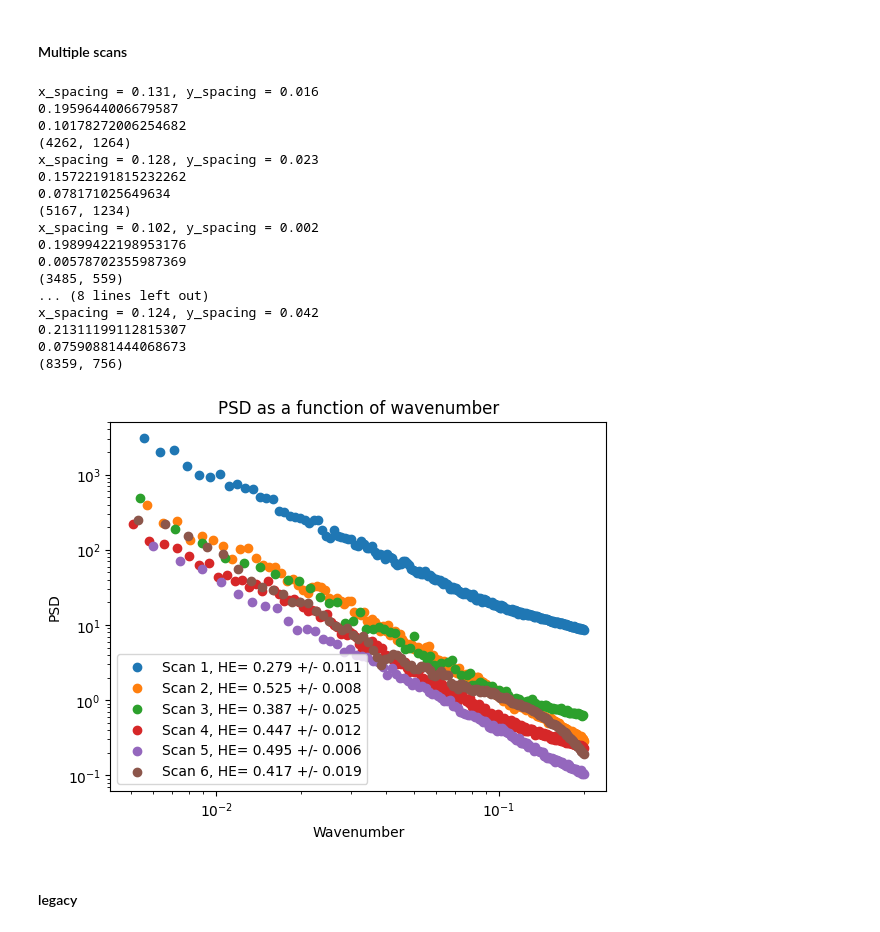
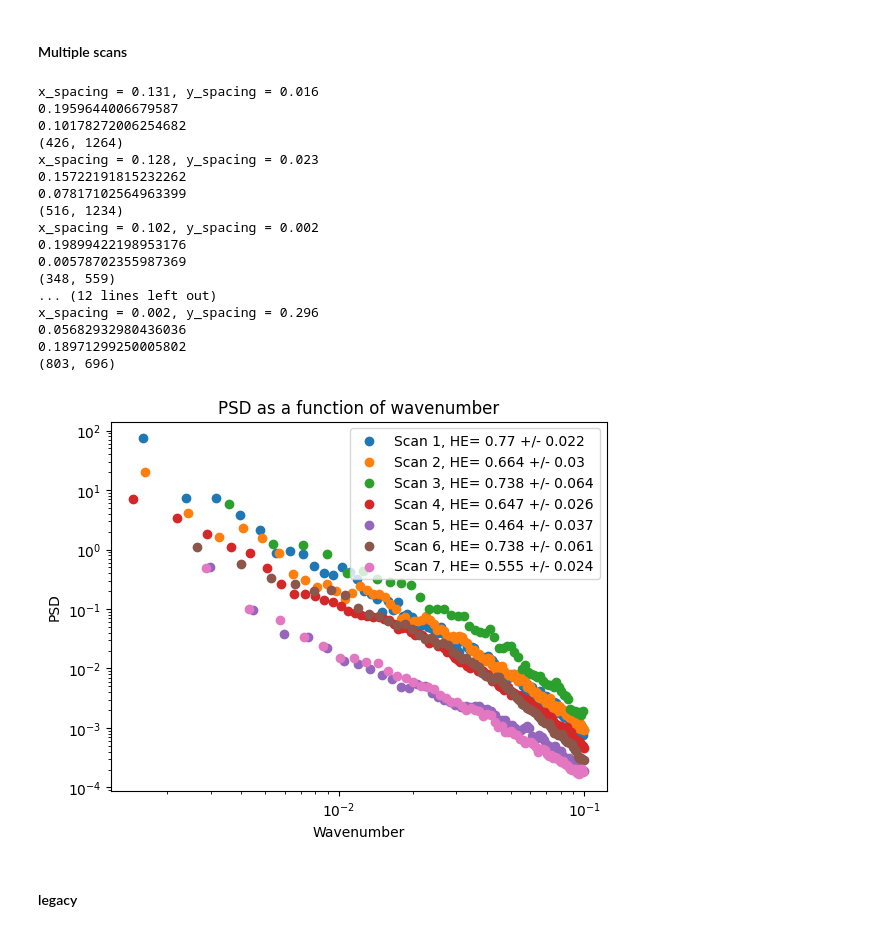
Before and after one commit to LekiYak/mcgill-natural-faults, a Jupyter notebook: src/psd_analysis.ipynb, the cells around one changed output. Saved outputs shown, nothing was run; the diff lists cells and outputs as text; code cells hidden in the pictures.

```diff
--- a/src/psd_analysis.ipynb
+++ b/src/psd_analysis.ipynb
@@ -30,6 +31,11 @@ def load_data(path):
     """
 
     data = np.loadtxt(path, usecols=(0,1,2)) # Only x, y, z coordinates
+
+    # Shift the data so that the minimum x and y values are 0
+    data[:,0] -= np.min(data[:,0])
+    data[:,1] -= np.min(data[:,1])
+
     return data
 
 def interpolate(raw_data):
@@ -142,11 +148,6 @@ def interpolate_psd(raw_data):
     x_spacing = abs(round((raw_data[0,0] - raw_data[5,0]) / 4, 3)) # Round to 2 decimal places
     y_spacing = abs(round(raw_data[0,1] - raw_data[3,1], 3))
 
-    print(f'x_spacing = {x_spacing}, y_spacing = {y_spacing}')
-
-    print(np.mean(np.absolute(np.diff(raw_data[:,0]))))
-    print(np.mean(np.absolute(np.diff(raw_data[:,1]))))
-
     # Length of the grid in x and y
     # Calculated by taking the difference between the first and last points
     x_max, x_min = np.max(raw_data[:,0]), np.min(raw_data[:,0])
@@ -154,6 +155,7 @@ def interpolate_psd(raw_data):
 
     x_length = abs(round(x_max - x_min, 3))
     y_length = abs(round(y_max - y_min, 3))
+    print(x_length)
 
     x_spacing = 0.1
     y_spacing = 0.1
@@ -181,11 +183,19 @@ def interpolate_psd(raw_data):
     ---------------------PSD---------------------
     """
 
+    """Processing"""
+    # Detrend each row
+    fit_data = signal.detrend(fit_data, axis=1)
+
+    # Apply a Hanning window to each row using scipy
+    fit_data = signal.hann(len(fit_data[0])) * fit_data
+
+    """FFT"""
     # Perform the FFT on each row
     fft_data = np.fft.fft(fit_data, axis=1)
 
-    # Calculate the PSD from the FFT data (only the real part is needed)
-    psd_data = np.abs(fft_data)**2
+    # Calculate the PSD from the FFT data
+    psd_data = fft_data * np.conj(fft_data) #/ len(fft_data[0])
 
     # Take the mean psd of all the rows
     psd_data = np.mean(psd_data, axis=0)
@@ -261,6 +271,7 @@ def plot_psd_log(wavenumber, psd_data):
         plt.yscale('log')
         plt.xlabel('Wavenumber')
         plt.ylabel('PSD')
+        plt.xticks([10**(-1), 10**(-2), 10**(-3)], [1, 10, 100])
         plt.title('PSD as a function of wavenumber')
         plt.show()
 # %% [markdown]
@@ -269,7 +280,7 @@ def plot_psd_log(wavenumber, psd_data):
 #### Single scan
 # %%
 # Load data
-path = '../surfaces/AVLY03/AVLY03_large.txt'
+path = '../surfaces/JBZQ04/JBZQ04.txt'
 data = load_data(path)
 
 # Compute
@@ -279,5 +290,5 @@ data = load_data(path)
 wn, ps = interpolate_psd(data)
 
 
-plot_psd_log(wn, ps)
+plot_psd_log(1 / wn, ps)
 # %% [output]
@@ -294,7 +315,7 @@ x_spacing = 0.103, y_spacing = 0.074
 # List of files
 prefix = '../surfaces/'
 suffix = '.txt'
-file_list = ['AVLY01/AVLY01_S1', 'AVLY01/AVLY01_S2', 'AVLY02/AVLY02', 'AVLY03/AVLY03', 'AVLY04/AVLY04', 'AVLY05/AVLY05']
+file_list = ['AVLY01/AVLY01_S1', 'AVLY01/AVLY01_S2', 'AVLY02/AVLY02', 'AVLY03/AVLY03', 'AVLY04/AVLY04', 'AVLY05/AVLY05', 'JBZQ04/JBZQ04']
 
 # Initiate lists
 name_list = []
@@ -318,37 +339,39 @@ for file in file_list:
 x_spacing = 0.131, y_spacing = 0.016
 0.1959644006679587
 0.10178272006254682
-(4262, 1264)
+(426, 1264)
 x_spacing = 0.128, y_spacing = 0.023
 0.15722191815232262
-0.078171025649634
-(5167, 1234)
+0.07817102564963399
+(516, 1234)
 x_spacing = 0.102, y_spacing = 0.002
 0.19899422198953176
 0.00578702355987369
-(3485, 559)
-... (8 lines left out)
-x_spacing = 0.124, y_spacing = 0.042
-0.21311199112815307
-0.07590881444068673
-(8359, 756)
+(348, 559)
+... (12 lines left out)
+x_spacing = 0.002, y_spacing = 0.296
+0.05682932980436036
+0.18971299250005802
+(803, 696)
 # %%
-new_wn = [0, 0, 0, 0, 0, 0]
-new_ps = [0, 0, 0, 0, 0, 0]
+new_wn = [0, 0, 0, 0, 0, 0, 0]
+new_ps = [0, 0, 0, 0, 0, 0, 0]
 
 # cut off wn and psd at 0.1
 for i in range(len(wn_list)):
-    new_wn[i] = wn_list[i][wn_list[i] < 0.03] # Right bound
-    new_ps[i] = psd_list[i][wn_list[i] < 0.03]
 
     new_wn[i] = wn_list[i][wn_list[i] > 0.005] # Left bound
     new_ps[i] = psd_list[i][wn_list[i] > 0.005]
 
+    # cut data off at 0.1
+    new_wn[i] = wn_list[i][wn_list[i] < 0.1] # Right bound
+    new_ps[i] = psd_list[i][wn_list[i] < 0.1]
+
 
 
 plot_psd_log(new_wn, new_ps)
 # %% [output]
-[figure, old version]
+[figure, new version]
 # %% [markdown]
 #### legacy
 # %%
```
Also changed, not shown: parts of 4 cells of this notebook, 20 other files.
